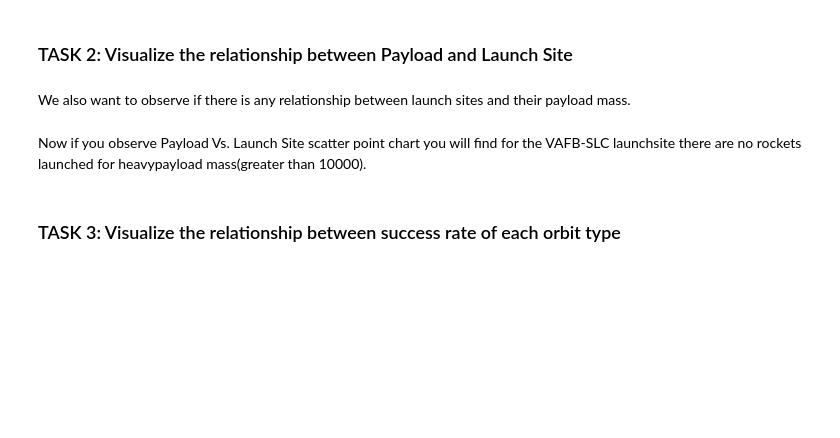
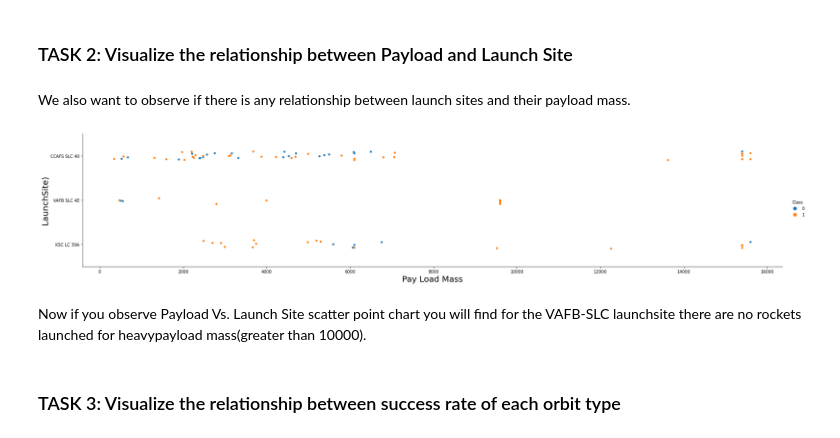
Before and after one commit to TuanCruise/ibmrepo, a Jupyter notebook: EDA with Visualization lab.ipynb, the cells around one changed output. Cells and saved outputs as stored; diff of their text form; code cells hidden in the pictures; blank space fills up the shorter version.

```diff
--- a/EDA with Visualization lab.ipynb
+++ b/EDA with Visualization lab.ipynb
@@ -99,9 +99,11 @@ We also want to observe if there is any relationship between launch sites and th
 # %%
 # Plot a scatter point chart with x axis to be Pay Load Mass (kg) and y axis to be the launch site, and hue to be the class value
 sns.catplot(y="LaunchSite", x="PayloadMass", hue="Class", data=df, aspect = 5)
-plt.xlabel("Flight Number",fontsize=20)
+plt.xlabel("Pay Load Mass",fontsize=20)
 plt.ylabel("LaunchSite)",fontsize=20)
 plt.show()
+# %% [output]
+[figure, added]
 # %% [markdown]
 Now if you observe Payload Vs. Launch Site scatter point chart you will find for the VAFB-SLC  launchsite there are no  rockets  launched for  heavypayload mass(greater than 10000).
 # %% [markdown]
```
Also changed, not shown: parts of 6 cells of this notebook.
